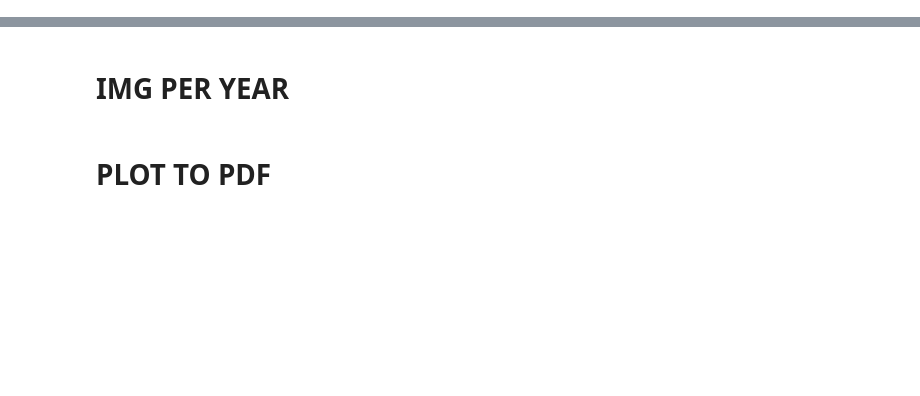
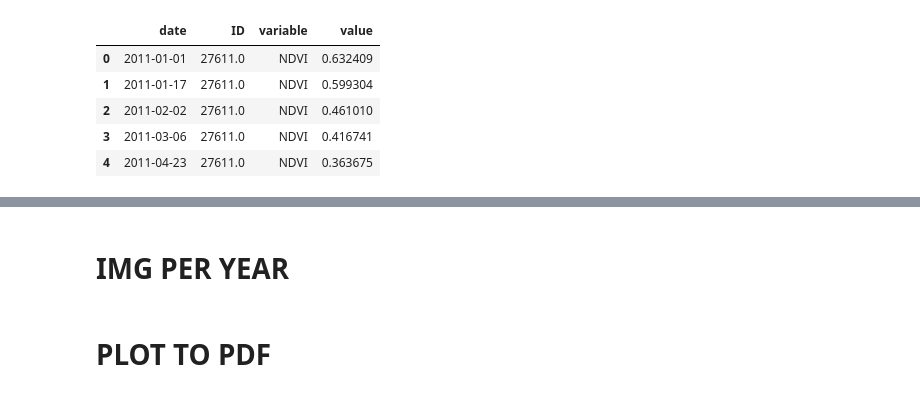
Before and after one commit to frandak2/IDB-project-with-RS, a Jupyter notebook: notebooks/Trends fig.ipynb, the cells around one changed output, grey strips where cells are left out. Saved outputs shown, nothing was run; the diff lists cells and outputs as text; code cells hidden in the pictures; blank space fills up the shorter version.

```diff
--- a/notebooks/Trends fig.ipynb
+++ b/notebooks/Trends fig.ipynb
@@ -76,3 +67,13 @@ df1.head()
+# %%
+melt_db = df.melt(["date","ID"], ["NDVI","OSAVI","EVI"])
+melt_db.head()
+# %% [output]
+|  | date | ID | variable | value |
+| 0 | 2011-01-01 | 27611.0 | NDVI | 0.632409 |
+| 1 | 2011-01-17 | 27611.0 | NDVI | 0.599304 |
+| 2 | 2011-02-02 | 27611.0 | NDVI | 0.461010 |
+| 3 | 2011-03-06 | 27611.0 | NDVI | 0.416741 |
+| 4 | 2011-04-23 | 27611.0 | NDVI | 0.363675 |
 # %%
 # sns.set_style("white")
 rc={"font.weight":"bold",'figure.figsize':(30, 6),'axes.labelsize': 28,
```
Also changed, not shown: parts of 21 cells of this notebook, 21 other files.
